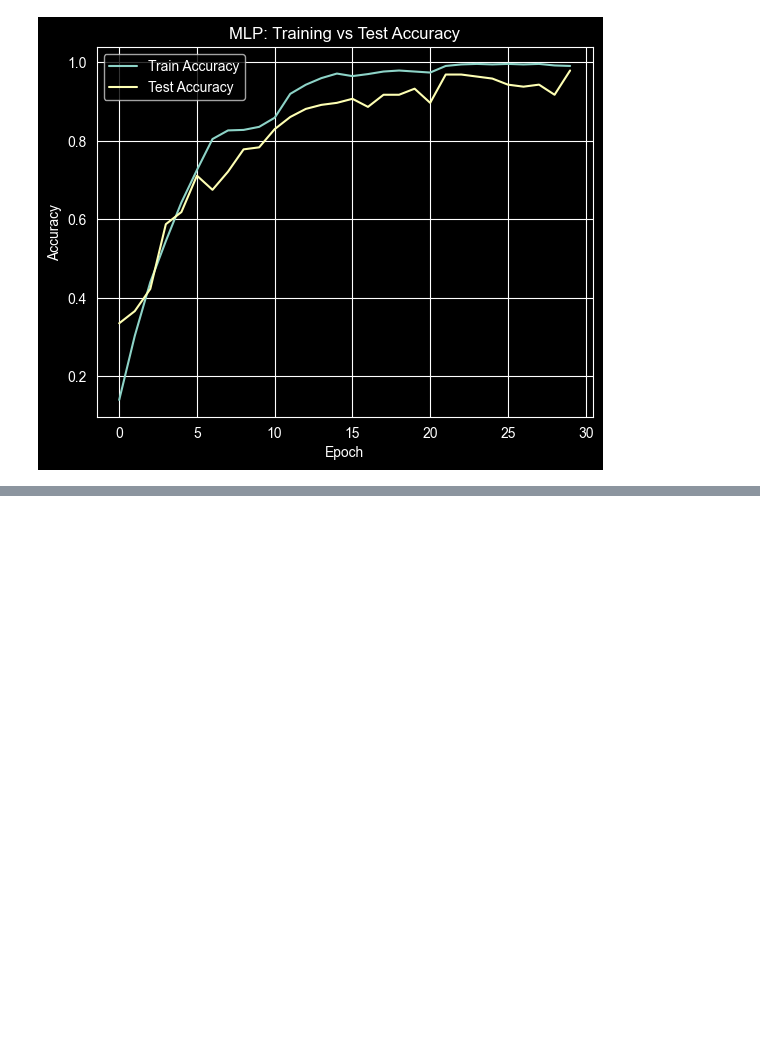
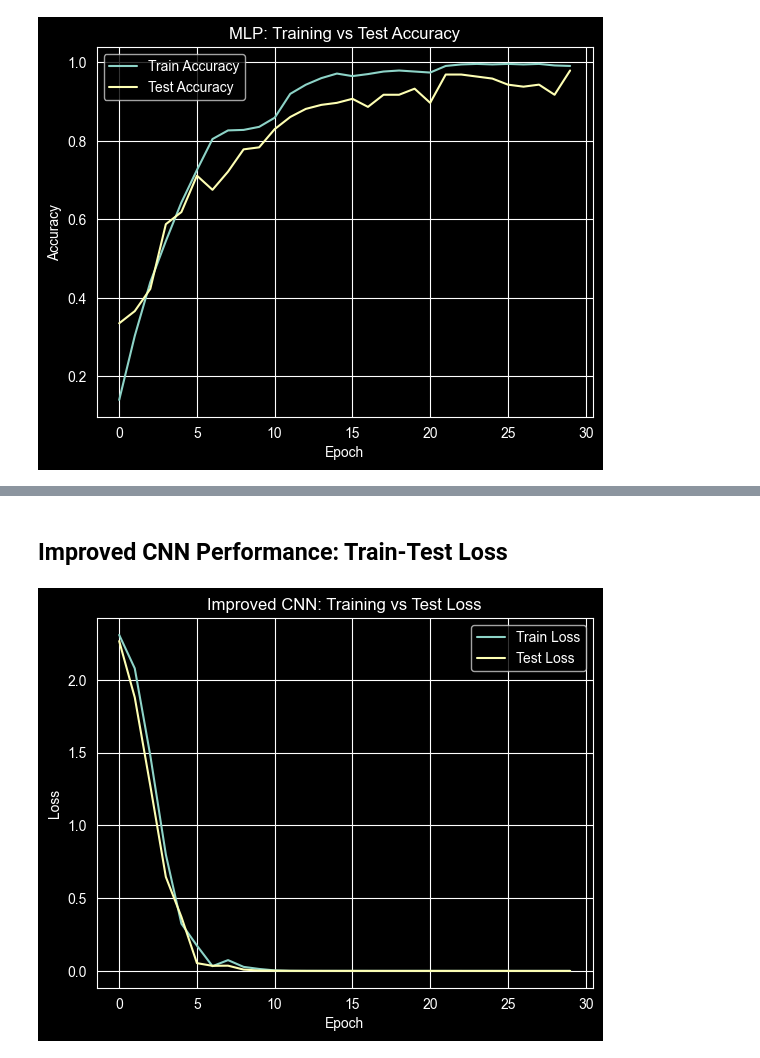
Before and after one commit to thanasisxan/AI-101-Machine-Learning, a Jupyter notebook: Exercise-8/dog-breed-classifier.ipynb, the cells around one changed output, grey strips where cells are left out. Cells and saved outputs as stored; diff of their text form; code cells hidden in the pictures; blank space fills up the shorter version.

```diff
--- a/Exercise-8/dog-breed-classifier.ipynb
+++ b/Exercise-8/dog-breed-classifier.ipynb
@@ -233,0 +372,15 @@ plt.show()
+# %%
+improved_cnn = keras.Sequential([
+    layers.Input(shape=input_size),
+    layers.Conv2D(32, (3, 3), activation='relu'),
+    layers.MaxPooling2D((2, 2)),
+    layers.Conv2D(64, (3, 3), activation='relu'),
+    layers.MaxPooling2D((2, 2)),
+    layers.Conv2D(64, (3, 3), activation='relu'),
+    layers.Conv2D(128, (3, 3), activation='relu'),
+    layers.Flatten(),
+    layers.Dense(64, activation='relu'),
+    layers.Dense(output_size, activation='softmax')
+], name='Improved_CNN')
+
+improved_cnn.summary()
@@ -233,0 +411,14 @@ plt.show()
+# %%
+improved_cnn.compile(
+    optimizer=keras.optimizers.Adam(learning_rate=0.001),
+    loss='categorical_crossentropy',
+    metrics=['accuracy']
+)
+# %%
+improved_history = improved_cnn.fit(
+    x_train,
+    y_train,
+    batch_size=32,
+    epochs=30,
+    validation_data=(x_test, y_test)
+)
@@ -233,0 +443,14 @@ plt.show()
+# %% [markdown]
+## Improved CNN Performance: Train-Test Loss
+# %%
+plt.figure()
+plt.plot(improved_history.history['loss'], label='Train Loss')
+plt.plot(improved_history.history['val_loss'], label='Test Loss')
+plt.xlabel('Epoch')
+plt.ylabel('Loss')
+plt.title('Improved CNN: Training vs Test Loss')
+plt.legend()
+plt.grid(True)
+plt.show()
+# %% [output]
+[figure, added]
```
Also changed, not shown: parts of 25 cells of this notebook.
